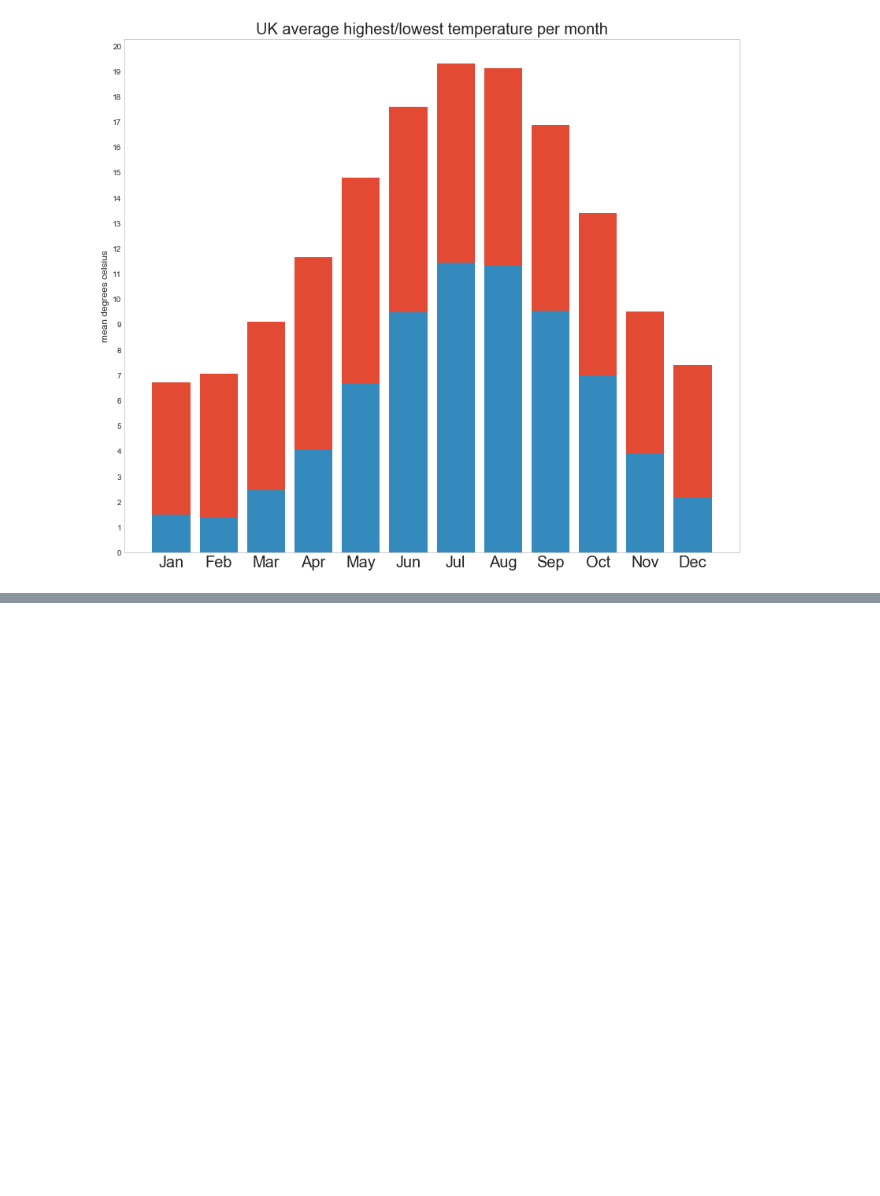
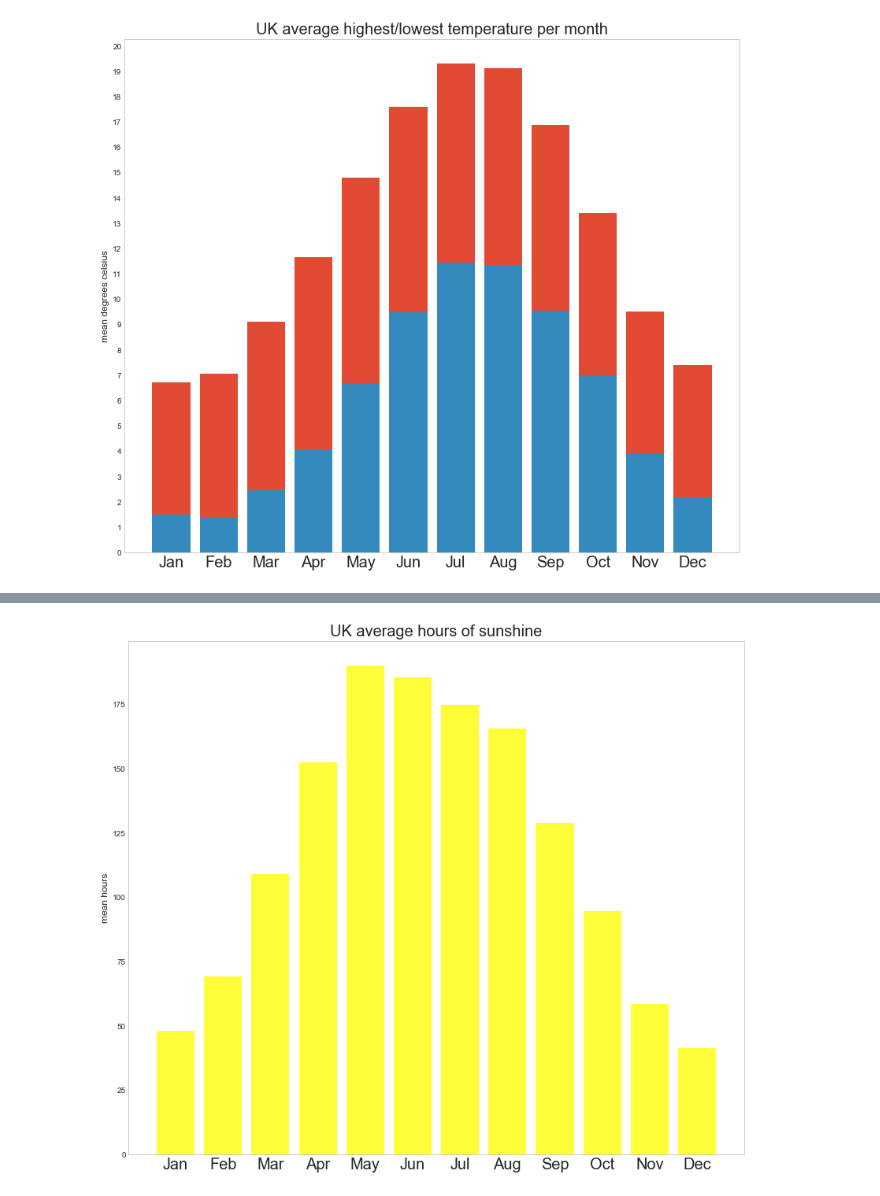
Before and after one commit to DanielJohnBenton/historic-monthly-meteorological-station-data, a Jupyter notebook: src/notes.ipynb, the cells around one changed output, grey strips where cells are left out. Cells and saved outputs as stored; diff of their text form; code cells hidden in the pictures; blank space fills up the shorter version.

```diff
--- a/src/notes.ipynb
+++ b/src/notes.ipynb
@@ -305,0 +310,4 @@ plot_avg_month_data("af_days", int, "UK average air frost days", "mean days", "x
+# %%
+plot_avg_month_data("sun_hours", float, "UK average hours of sunshine", "mean hours", "xkcd:sunshine yellow")
+# %% [output]
+[figure, added]
```
Also changed, not shown: parts of 2 cells of this notebook.
